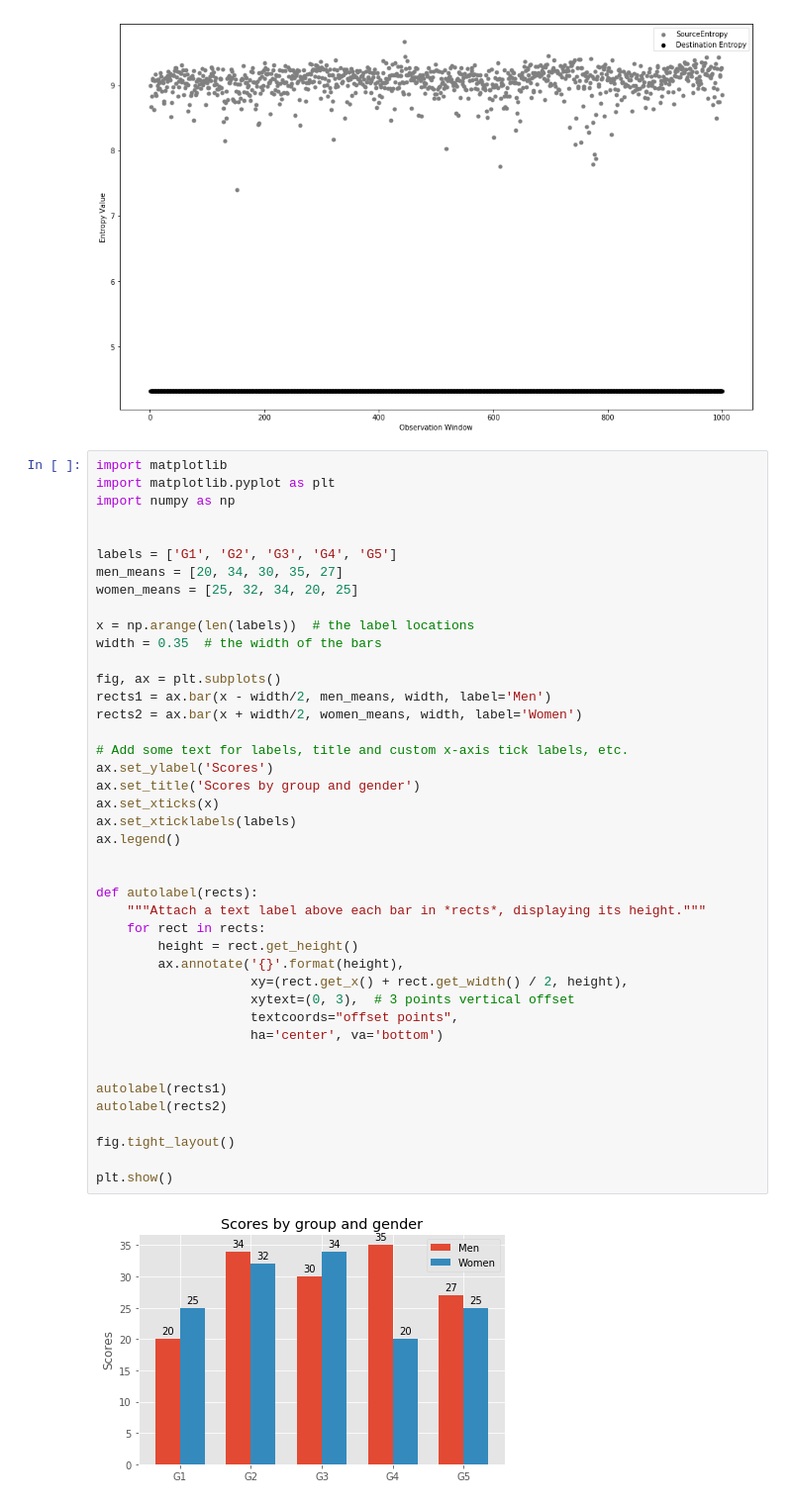
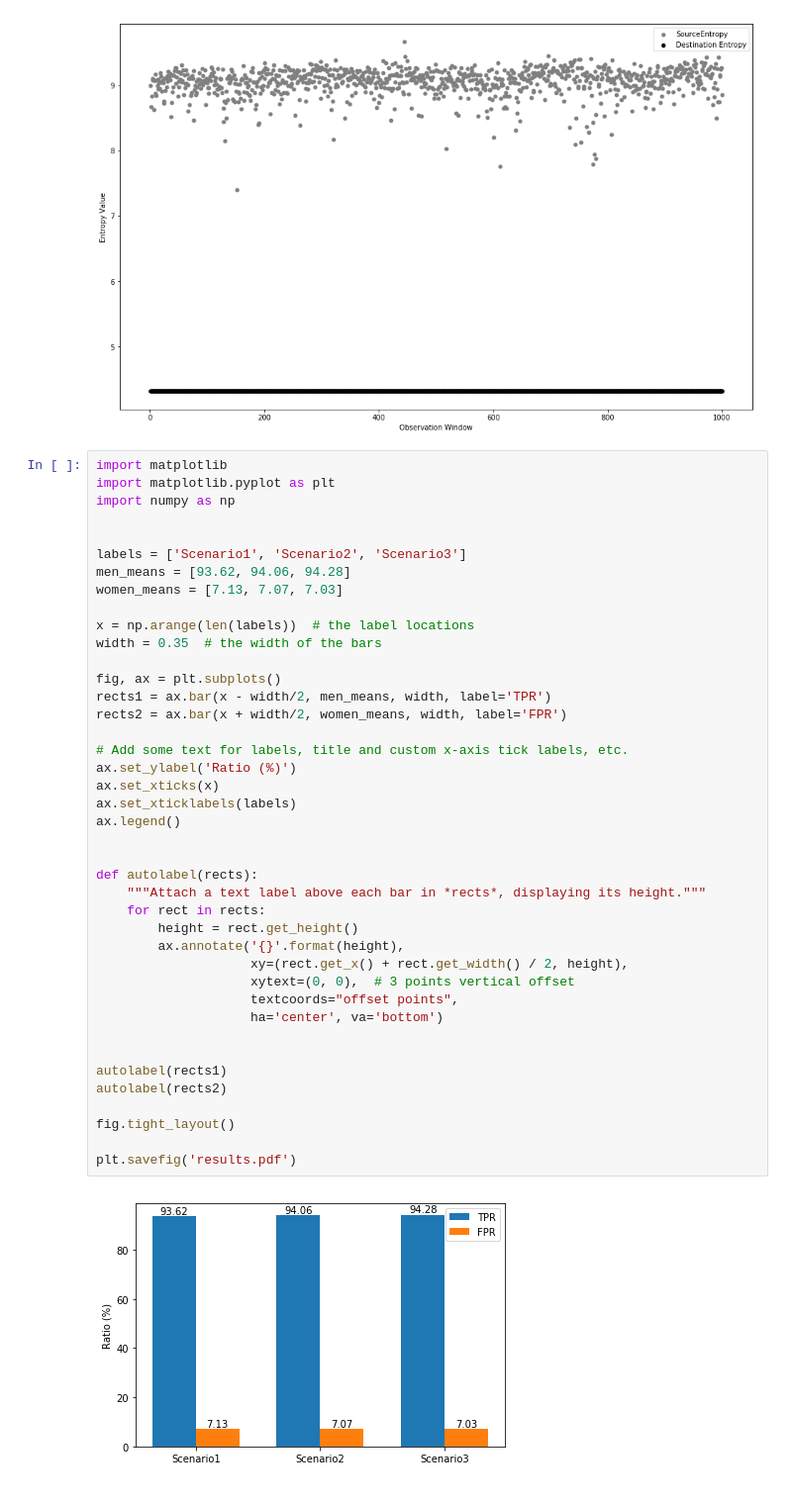
Before and after one commit to andreyqg/ddosmitigation, a Jupyter notebook: scripts/calibrateddosd/Scenario 1 - Results.ipynb, the cells around one changed output. Shown at 99% size. Cells and saved outputs as stored; diff of their text form.

```diff
--- a/scripts/calibrateddosd/Scenario 1 - Results.ipynb
+++ b/scripts/calibrateddosd/Scenario 1 - Results.ipynb
@@ -75,41 +75,40 @@ import matplotlib.pyplot as plt
 import numpy as np
 
 
-labels = ['G1', 'G2', 'G3', 'G4', 'G5']
-men_means = [20, 34, 30, 35, 27]
-women_means = [25, 32, 34, 20, 25]
+labels = ['Scenario1', 'Scenario2', 'Scenario3']
+men_means = [93.62, 94.06, 94.28]
+women_means = [7.13, 7.07, 7.03]
 
 x = np.arange(len(labels))  # the label locations
 width = 0.35  # the width of the bars
 
 fig, ax = plt.subplots()
-rects1 = ax.bar(x - width/2, men_means, width, label='Men')
-rects2 = ax.bar(x + width/2, women_means, width, label='Women')
+rects1 = ax.bar(x - width/2, men_means, width, label='TPR')
+rects2 = ax.bar(x + width/2, women_means, width, label='FPR')
 
 # Add some text for labels, title and custom x-axis tick labels, etc.
-ax.set_ylabel('Scores')
-ax.set_title('Scores by group and gender')
+ax.set_ylabel('Ratio (%)')
 ax.set_xticks(x)
 ax.set_xticklabels(labels)
 ax.legend()
 
 
 def autolabel(rects):
     """Attach a text label above each bar in *rects*, displaying its height."""
     for rect in rects:
         height = rect.get_height()
         ax.annotate('{}'.format(height),
                     xy=(rect.get_x() + rect.get_width() / 2, height),
-                    xytext=(0, 3),  # 3 points vertical offset
+                    xytext=(0, 0),  # 3 points vertical offset
                     textcoords="offset points",
                     ha='center', va='bottom')
 
 
 autolabel(rects1)
 autolabel(rects2)
 
 fig.tight_layout()
 
-plt.show()
+plt.savefig('results.pdf')
 # %% [output]
-[figure, old version]
+[figure, new version]
```
